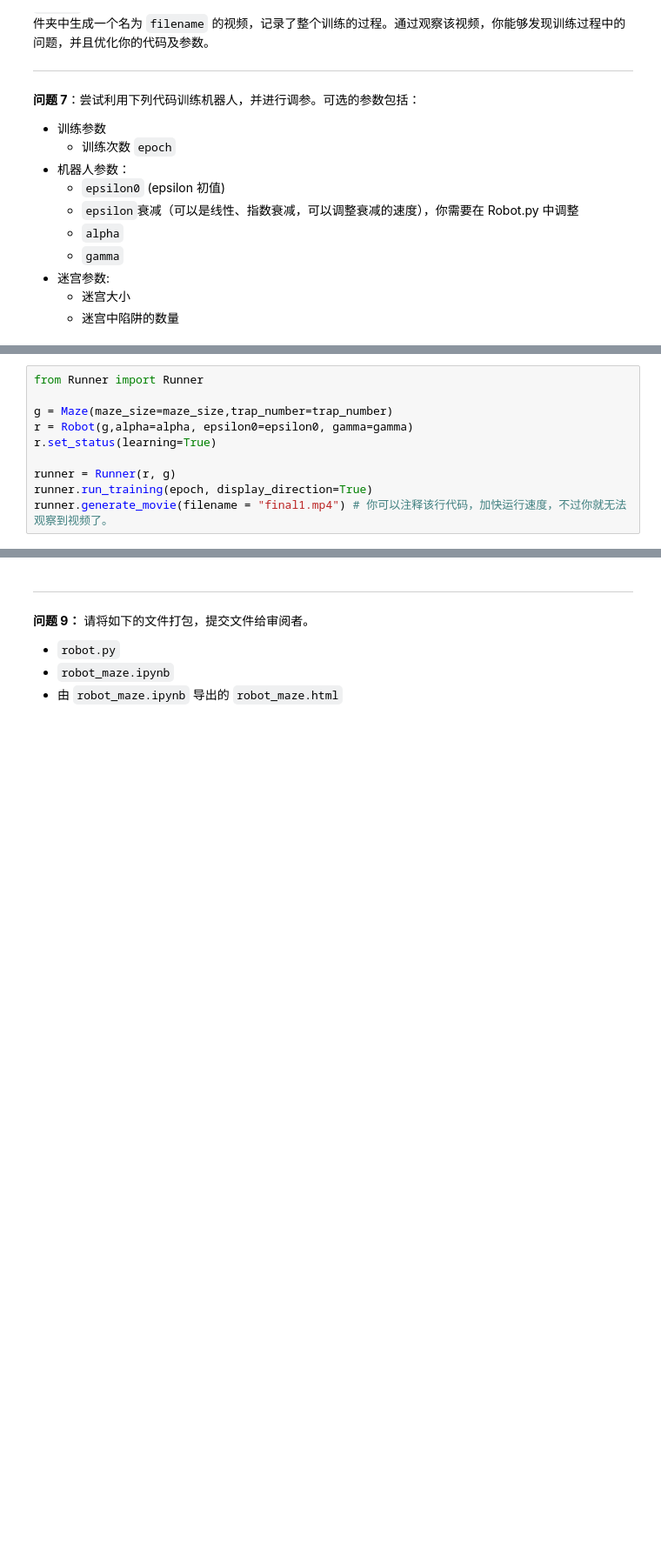
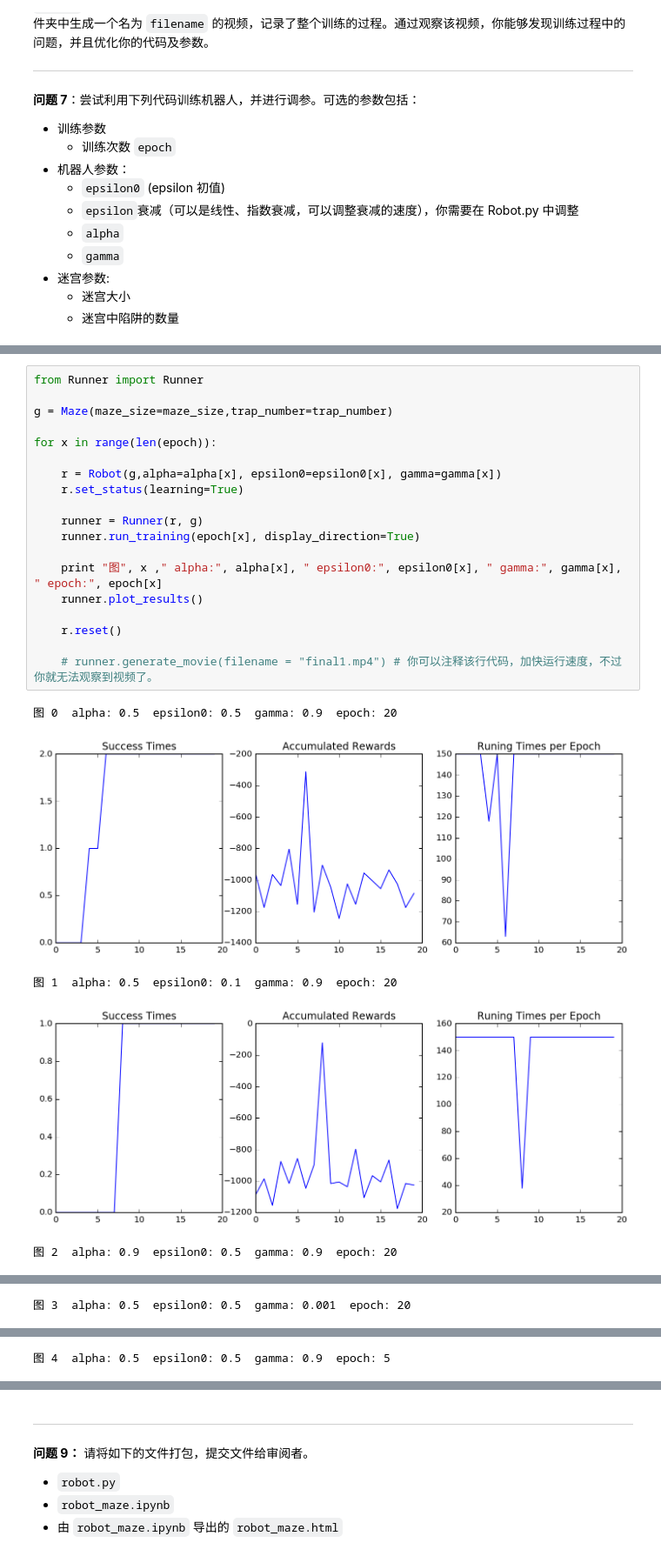
Before and after one commit to GavinCando/UdaCityProjects, a Jupyter notebook: P4/robot_maze.ipynb, the cells around one changed output, grey strips where cells are left out. Shown at 87% size. Cells and saved outputs as stored; diff of their text form; blank space fills up the shorter version.

```diff
--- a/P4/robot_maze.ipynb
+++ b/P4/robot_maze.ipynb
@@ -270,10 +267,25 @@ trap_number = 1
 # %%
 from Runner import Runner
 
 g = Maze(maze_size=maze_size,trap_number=trap_number)
-r = Robot(g,alpha=alpha, epsilon0=epsilon0, gamma=gamma)
-r.set_status(learning=True)
 
-runner = Runner(r, g)
-runner.run_training(epoch, display_direction=True)
-runner.generate_movie(filename = "final1.mp4") # 你可以注释该行代码，加快运行速度，不过你就无法观察到视频了。
+for x in range(len(epoch)):
+
+    r = Robot(g,alpha=alpha[x], epsilon0=epsilon0[x], gamma=gamma[x])
+    r.set_status(learning=True)
+
+    runner = Runner(r, g)
+    runner.run_training(epoch[x], display_direction=True)
+
+    print "图", x ," alpha:", alpha[x], " epsilon0:", epsilon0[x], " gamma:", gamma[x], " epoch:", epoch[x]
+    runner.plot_results()
+
+    r.reset()
+
+    # runner.generate_movie(filename = "final1.mp4") # 你可以注释该行代码，加快运行速度，不过你就无法观察到视频了。
+# %% [output]
+图 0  alpha: 0.5  epsilon0: 0.5  gamma: 0.9  epoch: 20
+[figure, added]
+图 1  alpha: 0.5  epsilon0: 0.1  gamma: 0.9  epoch: 20
+[figure, added]
+图 2  alpha: 0.9  epsilon0: 0.5  gamma: 0.9  epoch: 20
@@ -279,0 +293 @@ runner.generate_movie(filename = "final1.mp4") # 你可以注释该行代码，
+图 3  alpha: 0.5  epsilon0: 0.5  gamma: 0.001  epoch: 20
@@ -279,0 +295 @@ runner.generate_movie(filename = "final1.mp4") # 你可以注释该行代码，
+图 4  alpha: 0.5  epsilon0: 0.5  gamma: 0.9  epoch: 5
```
Also changed, not shown: parts of 10 cells of this notebook, 4 other files.
